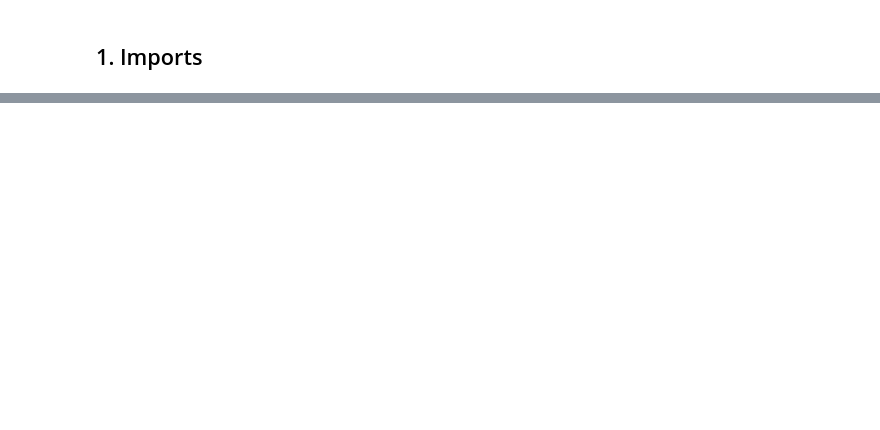
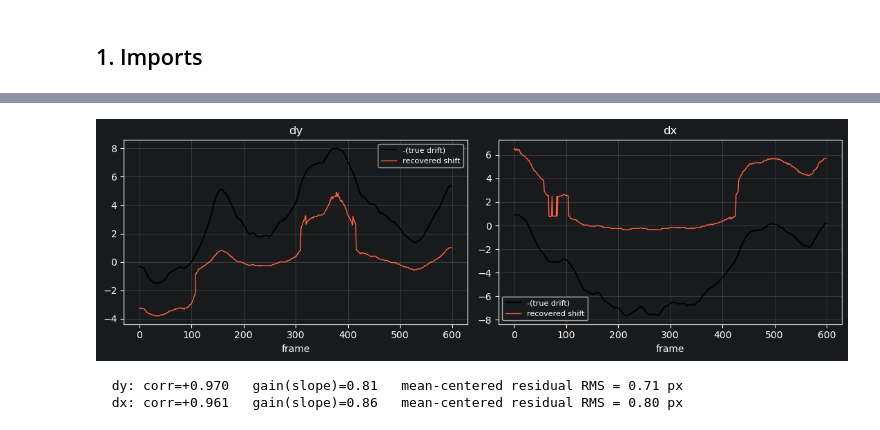
Before and after one commit to FlorianNeurosci/miniCNMFe, a Jupyter notebook: demo_notebooks/01_load_and_motion_correct.ipynb, the cells around one changed output, grey strips where cells are left out. Drawn from its saved outputs; the diff is of its cells as text; code cells hidden in the pictures; blank space fills up the shorter version.

```diff
--- a/demo_notebooks/01_load_and_motion_correct.ipynb
+++ b/demo_notebooks/01_load_and_motion_correct.ipynb
@@ -322,0 +305,33 @@ print(f'         shape={model.shifts.shape}  dtype={model.shifts.dtype}')
+# %%
+meta = np.load(DEMO / "realistic_medium_meta.npz")
+true_drift = meta["motion_shifts"]          # (T, 2) drift applied per frame
+recovered  = model.shifts                   # (T, 2) correction MC estimated
+
+fig, axes = plt.subplots(1, 2, figsize=(11, 3.6), sharex=True)
+for j, name in enumerate(["dy", "dx"]):
+    axes[j].plot(-true_drift[:, j], lw=1.4, color="black", label="-(true drift)")
+    axes[j].plot(recovered[:, j], lw=1.0, color="tomato", label="recovered shift")
+    axes[j].set_title(name)
+    axes[j].set_xlabel("frame")
+    axes[j].legend(fontsize=8)
+    axes[j].grid(alpha=0.3)
+plt.tight_layout()
+plt.show()
+
+# Per-axis shape (corr), amplitude (gain = slope), and absolute error (residual).
+# A constant offset between the two is expected, so we remove it before the RMS.
+def shift_metrics(rec, tgt):
+    """corr (shape), gain (slope of rec vs tgt), mean-centered residual RMS."""
+    corr = np.corrcoef(rec, tgt)[0, 1]
+    gain = np.cov(rec, tgt)[0, 1] / np.var(tgt)
+    resid = (rec - rec.mean()) - (tgt - tgt.mean())
+    return corr, gain, float(np.sqrt(np.mean(resid ** 2)))
+
+for j, name in enumerate(["dy", "dx"]):
+    corr, gain, rms = shift_metrics(recovered[:, j], -true_drift[:, j])
+    print(f"  {name}: corr={corr:+.3f}   gain(slope)={gain:.2f}   "
+          f"mean-centered residual RMS = {rms:.2f} px")
+# %% [output]
+[figure, added]
+  dy: corr=+0.970   gain(slope)=0.81   mean-centered residual RMS = 0.71 px
+  dx: corr=+0.961   gain(slope)=0.86   mean-centered residual RMS = 0.80 px
```
Also changed, not shown: parts of 47 cells of this notebook, 55 other files.
